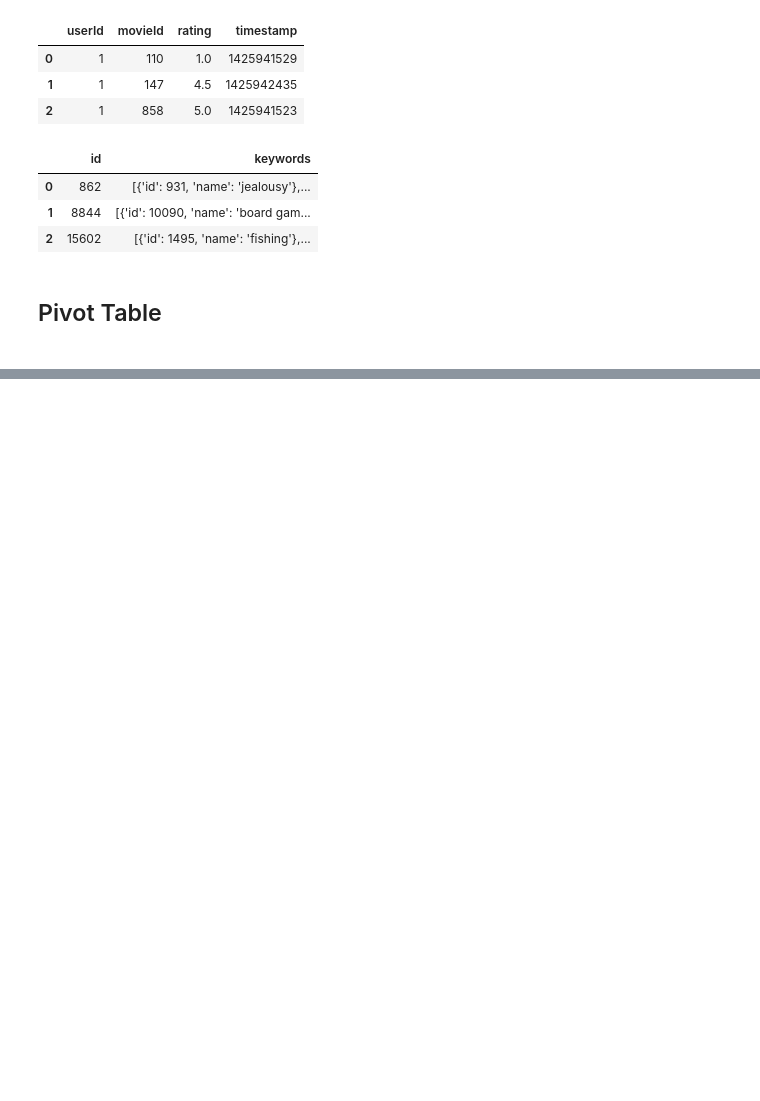
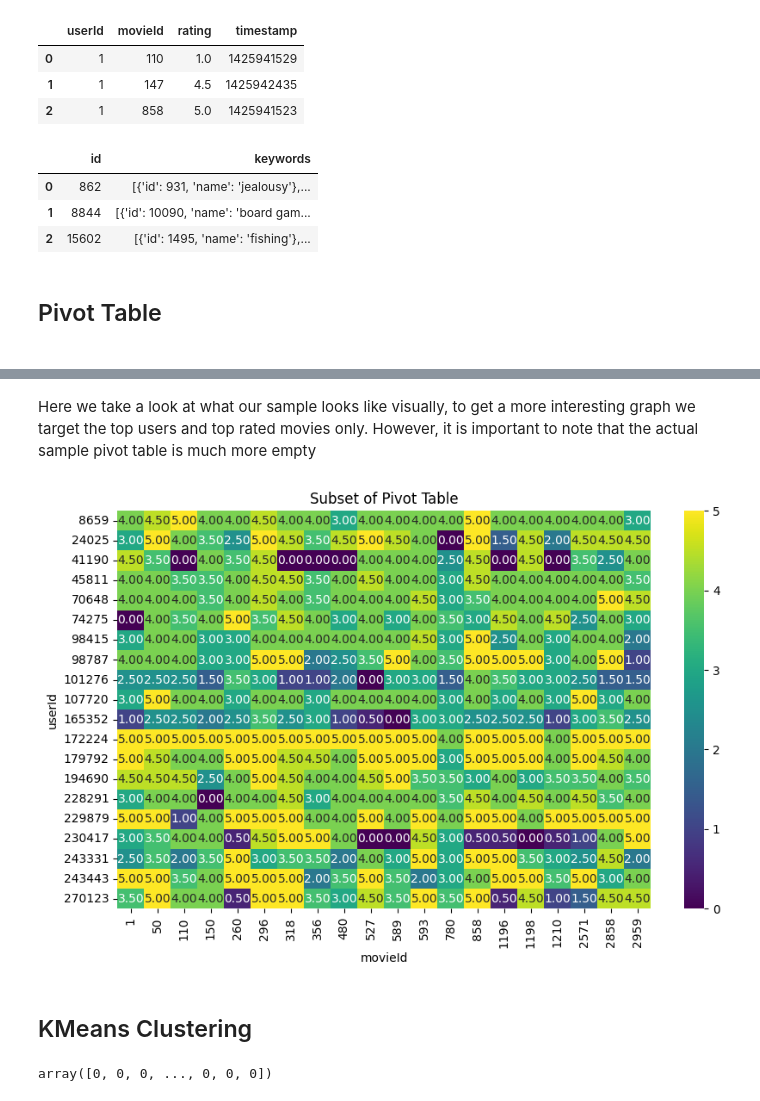
Before and after one commit to Radwanbaba13/MovieRecommenderSystem, a Jupyter notebook: KMeansClustering.ipynb, the cells around one changed output, grey strips where cells are left out. Saved outputs shown, nothing was run; the diff lists cells and outputs as text; code cells hidden in the pictures; blank space fills up the shorter version.

```diff
--- a/KMeansClustering.ipynb
+++ b/KMeansClustering.ipynb
@@ -34,7 +34,7 @@ movies_df = movies_df[['id', 'original_title', 'genres', 'release_date', 'vote_a
 movies_df = movies_df.dropna(subset=['original_title', 'genres'])
 movies_df['release_date'] = df.to_datetime(movies_df['release_date'], errors='coerce')
 
-ratings_df = df.read_csv('data/ratings.csv', delimiter=',', header=0, dtype=str)
+ratings_df = pd.read_csv('data/ratings.csv', delimiter=',', header=0, dtype=str)
 ratings_df = ratings_df[['userId', 'movieId', 'rating', 'timestamp']]
 
 ratings_df['userId'] = ratings_df['userId'].astype(int)
@@ -86,0 +104,40 @@ sparse_matrix.shape()
+# %% [markdown]
+<p>Here we take a look at what our sample looks like visually, to get a more interesting graph we target the top users and top rated movies only. However, it is important to note that the actual sample pivot table is much more empty</p>
+# %%
+# Compute rating counts for users and movies
+user_rating_counts = ratings_df['userId'].value_counts()
+movie_rating_counts = ratings_df['movieId'].value_counts()
+
+# Sort users and movies based on rating counts
+top_users = user_rating_counts.index[:20]
+top_movies = movie_rating_counts.index[:20]
+
+# Filter ratings_df to keep only ratings from top users and top movies
+top_ratings_df = ratings_df[(ratings_df['userId'].isin(top_users)) & (ratings_df['movieId'].isin(top_movies))]
+
+# Create pivot table from the filtered ratings
+pivot_table_sample = top_ratings_df.pivot_table(index='userId', columns='movieId', values='rating', fill_value=0)
+
+# Visualize the pivot table
+subset_pivot_table = pivot_table_sample.iloc[:50, :50]  # Select a subset for visualization
+plt.figure(figsize=(10, 6))
+sns.heatmap(subset_pivot_table, cmap='viridis', annot=True, fmt='.2f')
+plt.title('Subset of Pivot Table')
+plt.xlabel('movieId')
+plt.ylabel('userId')
+plt.show()
+# %% [output]
+[figure, added]
+# %% [markdown]
+<h2>KMeans Clustering</h2>
+# %%
+from sklearn.cluster import KMeans
+
+# Apply k-means clustering
+num_clusters = 5  # Choose the number of clusters
+kmeans = KMeans(n_clusters=num_clusters, random_state=42)
+cluster_labels = kmeans.fit_predict(pivot_table)
+
+cluster_labels
+# %% [output]
+array([0, 0, 0, ..., 0, 0, 0])
```
Also changed, not shown: parts of 4 cells of this notebook.
